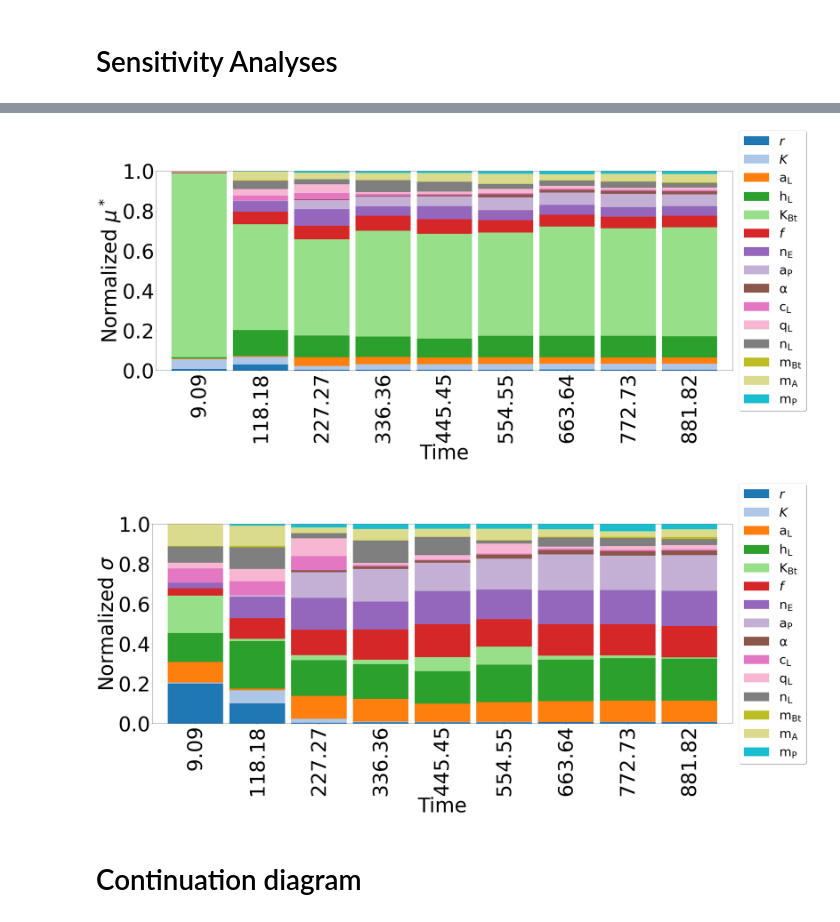
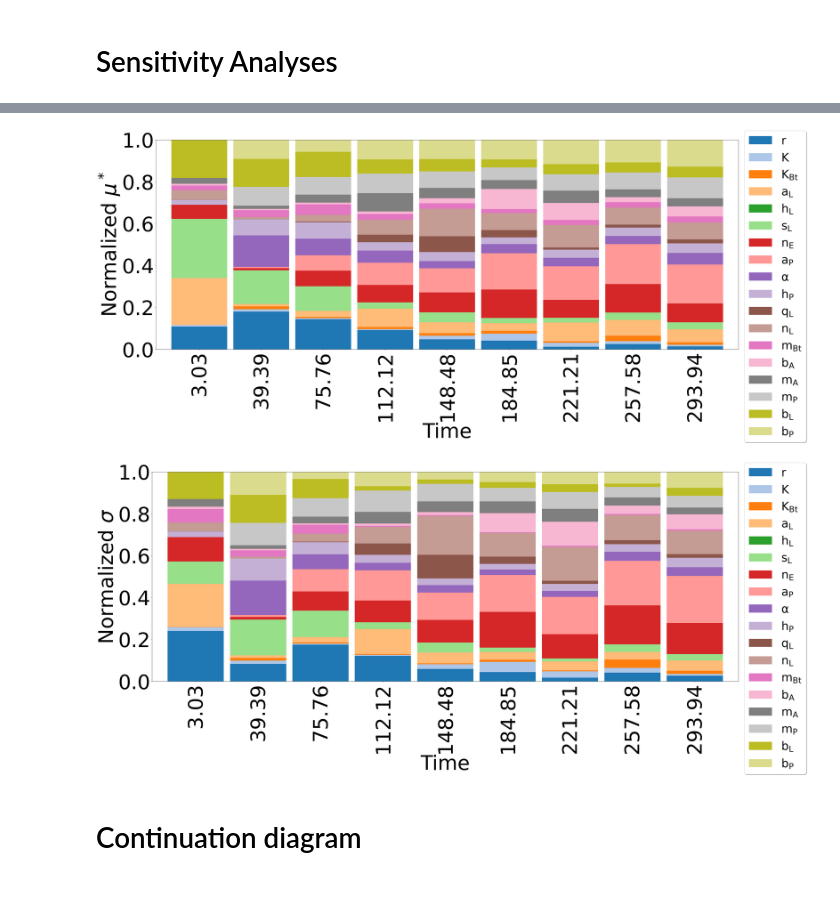
Before and after one commit to Tungdil01/Spodoptera, a Jupyter notebook: spodoptera.ipynb, the cells around one changed output, grey strips where cells are left out. Drawn from its saved outputs; the diff is of its cells as text; code cells hidden in the pictures; blank space fills up the shorter version.

```diff
--- a/spodoptera.ipynb
+++ b/spodoptera.ipynb
@@ -151,9 +160,9 @@ days_to_forecast = 0
 # %% [markdown]
 # Initial conditions
 # %%
-y0 = np.array([10, 150, 0, 0, 0, 0, 5, 0]) # C, CBt, E, EBt, L, LBt, A, P
+y0 = np.array([1, 1, 0, 0, 0, 0, 1, P0]) # C, CBt, E, EBt, L, LBt, A, P
 
-solution_ODE_structured_parasitism = structured_parasitism_ode_solver(y0,(t0, tf + days_to_forecast),time_list,r=r,K=K,aL=aL,hL=hL,KBt=KBt,mBt=mBt,f=f,nE=nE,aP=aP,alpha=alpha,mP=mP,cL=cL,qL=qL,nL=nL,mA=mA)
+solution_ODE_structured_parasitism = structured_parasitism_ode_solver(y0,(t0, tf + days_to_forecast),time_list,r=r,K=K,KBt=KBt,nE=nE,sL=sL,aP=aP,alpha=alpha,hP=hP,qL=qL,nL=nL,mBt=mBt,bA=bA,mA=mA,mP=mP,bL=bL,bP=bP)
 t_computed_structured_parasitism, y_computed_structured_parasitism = solution_ODE_structured_parasitism.t, solution_ODE_structured_parasitism.y
 C,CBt,E,EBt,L,LBt,A,P = y_computed_structured_parasitism
 # %%
@@ -262,38 +271,44 @@ plt.show()
 mean_values_params = [
     r,
     K,
+    KBt,
     aL,
     hL,
-    KBt,
-    f,
+    sL,
     nE,
     aP,
     alpha,
-    cL,
+    hP,
     qL,
     nL,
     mBt,
+    bA,
     mA,
     mP,
+    bL,
+    bP,
 ]
 factors_names = [
-    r"$r$",
-    r"$K$",
+    r"$\mathregular{r}$",
+    r"$\mathregular{K}$",
+    r"$\mathregular{K_{Bt}}$",
     r"$\mathregular{a_L}$",
     r"$\mathregular{h_L}$",
-    r"$\mathregular{K_{Bt}}$",
-    r"$f$",
+    r"$\mathregular{s_L}$",
     r"$\mathregular{n_E}$",
     r"$\mathregular{a_P}$",
     r"$\mathregular{\alpha}$",
-    r"$\mathregular{c_L}$",
+    r"$\mathregular{h_P}$",
     r"$\mathregular{q_L}$",
     r"$\mathregular{n_L}$",
     r"$\mathregular{m_{Bt}}$",
+    r"$\mathregular{b_A}$",
     r"$\mathregular{m_A}$",
     r"$\mathregular{m_P}$",
+    r"$\mathregular{b_L}$",
+    r"$\mathregular{b_P}$",
 ]
-params_perturbations = 0.1
+params_perturbations = 0.4
 problem_info = {
     'num_vars': len(mean_values_params),
     'names': factors_names,
@@ -313,17 +328,17 @@ num_of_realizations = parameter_values.shape[0]
 num_of_time_list_points = time_list_range.shape[0]
 qoi_sensitivity_outputs = np.zeros([num_of_realizations, num_of_time_list_points])
 
-for realization_index, parameterL_realization in tqdm(enumerate(parameter_values), total=len(parameter_values)):
+for realization_index, parameter_realization in tqdm(enumerate(parameter_values), total=len(parameter_values)):
 
     realization_ODE_structured_parasitism = structured_parasitism_ode_solver(
         y0,
         (t0, tf + days_to_forecast),
         time_list_range,
-        *parameterL_realization
+        *parameter_realization
     )
-    C_realization,CBt_realization,E_realization,EBt_realization,L_realization,LBt_realization,M_realization,P_realization = realization_ODE_structured_parasitism.y
+    C_realization,CBt_realization,E_realization,EBt_realization,L_realization,LBt_realization,A_realization,P_realization = realization_ODE_structured_parasitism.y
 
-    qoi_sensitivity_outputs[realization_index, :] = (C_realization + CBt_realization)
+    qoi_sensitivity_outputs[realization_index, :] = (L_realization + LBt_realization)
 # %%
 from SALib.analyze.morris import analyze as ee_analyze
 
@@ -399,37 +414,35 @@ df_sigmai
 # %%
 fig = plt.figure()
 ax = plt.subplot(111)
 step_to_plot = 12
 valid_time_lists_to_plot_mu = valid_time_lists[::step_to_plot]
 
-#colors = sns.color_palette("coolwarm",16)
-colors =  plt.cm.tab20( (4./3*np.arange(20*3/4)).astype(int) )
+colors =  plt.cm.tab20( (3./3*np.arange(24*3/4)).astype(int) )
 ax.set_prop_cycle('color', colors)
 
 df_Si[::step_to_plot].plot.bar(x='time_list', rot=90, width=0.9, figsize=(40, 18), stacked=True, ax=ax, color=colors)
 ax.xaxis.set_major_formatter(lambda x, pos: f"{valid_time_lists_to_plot_mu[x]:.2f}")
 plt.xlabel("Time", fontsize = 80)
 plt.ylabel(r"Normalized $\mu^*$", fontsize = 80)
 
 plt.xticks(fontsize=80)
 plt.yticks(fontsize=80)
 
 plt.ylim([0, 1])
-ax.legend(loc='center left', bbox_to_anchor=(1, 0.5), ncol=1, fancybox=True, shadow=True, fontsize=50)
+ax.legend(loc='center left', bbox_to_anchor=(1, 0.3), ncol=1, fancybox=True, shadow=True, fontsize=46)
 
 plt.tight_layout()
-plt.savefig("img/SA_structured_parasitism_mu.png", format='png', bbox_inches = 'tight', dpi=50)
+plt.savefig("img/all_mixed_SA_structured_parasitism_mu.png", format='png', bbox_inches = 'tight', dpi=50)
 plt.show()
 # %% [output]
-[figure, old version]
+[figure, new version]
 # %%
 fig = plt.figure()
 ax = plt.subplot(111)
 step_to_plot = 12
 valid_time_lists_to_plot_sigma = valid_time_lists[::step_to_plot]
 
-#colors = sns.color_palette("coolwarm",16)
-colors =  plt.cm.tab20( (4./3*np.arange(20*3/4)).astype(int) )
+colors =  plt.cm.tab20( (3./3*np.arange(24*3/4)).astype(int) )
 ax.set_prop_cycle('color', colors)
 
 df_sigmai[::step_to_plot].plot.bar(x='time_list', rot=90, width=0.9, figsize=(40, 18), stacked=True, ax=ax, color=colors)
@@ -441,13 +454,13 @@ plt.xticks(fontsize=80)
 plt.yticks(fontsize=80)
 
 plt.ylim([0, 1])
-ax.legend(loc='center left', bbox_to_anchor=(1, 0.5), ncol=1, fancybox=True, shadow=True, fontsize=50)
+ax.legend(loc='center left', bbox_to_anchor=(1, 0.3), ncol=1, fancybox=True, shadow=True, fontsize=46)
 
 plt.tight_layout()
-plt.savefig("img/SA_structured_parasitism_sigma.png", format='png', bbox_inches = 'tight', dpi=50)
+plt.savefig("img/all_mixed_SA_structured_parasitism_sigma.png", format='png', bbox_inches = 'tight', dpi=50)
 plt.show()
 # %% [output]
-[figure, old version]
+[figure, new version]
 # %% [markdown]
 # Continuation diagram
 # %%
```
Also changed, not shown: parts of 23 cells of this notebook, 15 other files.
